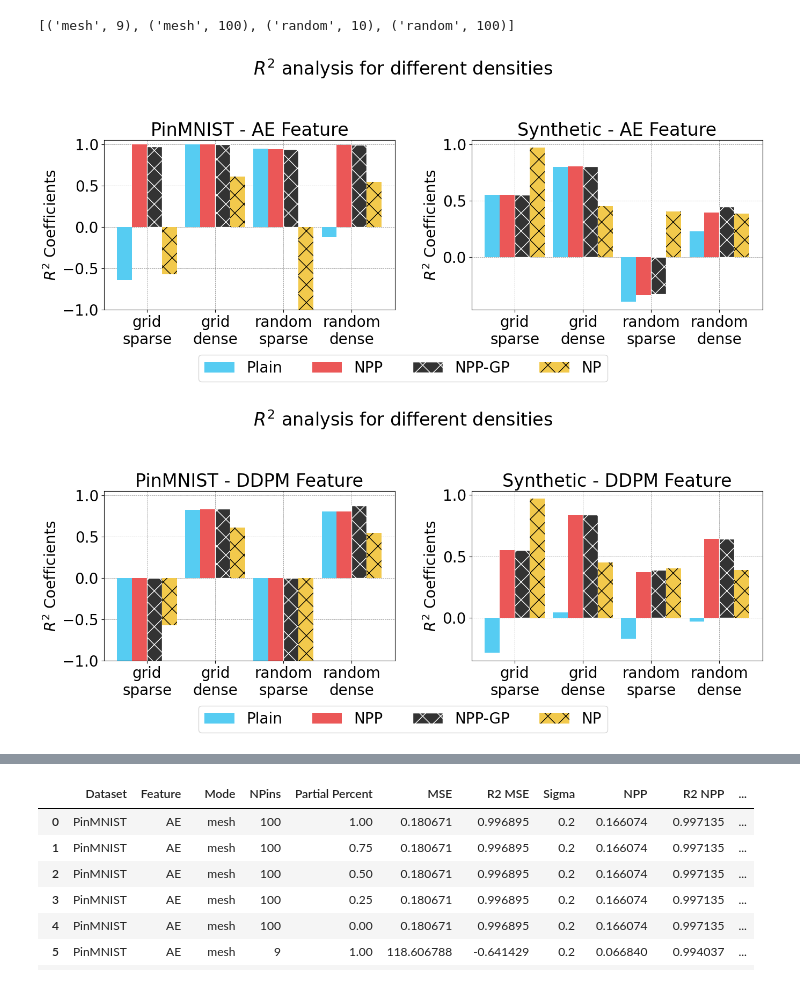
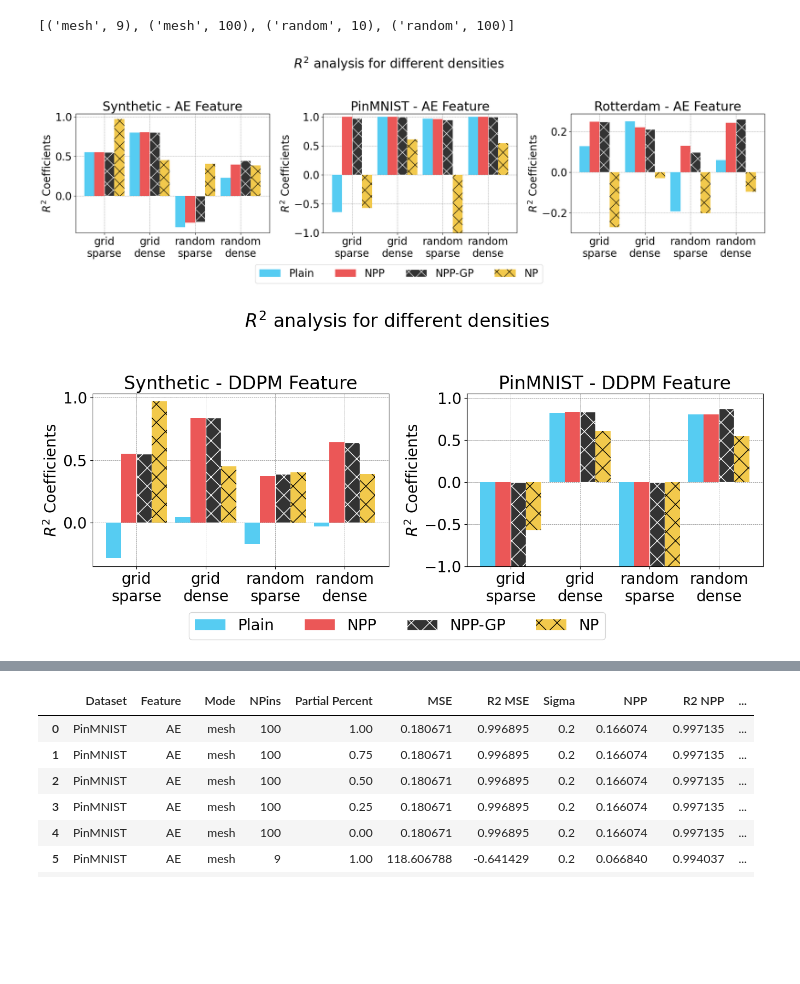
Before and after one commit to neu-spiral/Neural-Point-Processes, a Jupyter notebook: Results.ipynb, the cells around one changed output, grey strips where cells are left out. Cells and saved outputs as stored; diff of their text form; code cells hidden in the pictures; blank space fills up the shorter version.

```diff
--- a/Results.ipynb
+++ b/Results.ipynb
@@ -126,0 +104,17 @@ df[df['NPins'] != 225].reset_index(drop=True)
+# %%
+df = pd.concat([df, pd.DataFrame({
+        'Experiment ID': [None, None, None, None, None, None],
+        'Dataset': ['Building', 'Building', 'Building', 'Building', 'Building', 'Building'],
+        'Feature': ['AE', 'AE', 'AE', 'AE', 'AE', 'AE'],
+        'Extra layers': [True, True, True, True, True, True],
+        'Manual LR': ['No', 'No', 'No', 'No', 'No', 'No'],
+        'Mode': ['mesh', 'mesh', 'mesh', 'random', 'random', 'random'],
+        'NPins': [16, 121, 225, 10, 100, 200],
+        'Partial Percent': [1.0, 1.0, 1.0, 1.0, 1.0, 1.0],
+        'MSE': [0.461, 0.423, 1.302, 0.678, 0.548, 0.509],
+        'R2 MSE': [0.129, 0.251, -0.215, -0.192, 0.059, 0.063],
+        'Sigma': [0.1, 0.1, 2.0, 2.0, 0.2, 0.2],
+        'NPP': [0.463, 0.472, 0.355, 0.572, 0.442, 0.488],
+        'R2 NPP': [0.248, 0.220, 0.174, 0.131, 0.243, 0.117],
+        'GP': [0.463, 0.472, 0.355, 0.571, 0.416, 0.468],
+        'R2 GP': [0.248, 0.211, 0.174, 0.099, 0.261, 0.178]})], ignore_index=True)
@@ -184,57 +191,62 @@ matplotlib.rc('font', **font)
 feature_data = df[df['Feature'] == 'AE']
 
 # Separate data by dataset
-datasets = feature_data['Dataset'].unique()
+datasets = ['Synthetic', 'PinMNIST', 'Building']
 colors = ["#56CCF2", "#EB5757", "#333333", "#F2C94C"]
 patterns = [None, None, "x", "x"] #["/", "\\", "x", "."]
 labels = ["grid\nsparse", "grid\ndense", "random\nsparse", "random\ndense"]
 
 # Assuming 'r2_nps' is correctly defined as per your context
-r2_nps = [[-0.576, 0.607, -200.553, 0.546], [0.969, 0.452, 0.405, 0.388]]
+r2_nps = [[0.969, 0.452, 0.405, 0.388], [-0.576, 0.607, -200.553, 0.546], [-0.271, -0.029, -0.202, -0.0958]] #-0.113 -0.032
 
 # Create subplots
-fig, axes = plt.subplots(nrows=1, ncols=len(datasets), figsize=(14, 6))
+fig, axes = plt.subplots(nrows=1, ncols=len(datasets), figsize=(20, 6))
 
 for i, (ax, dataset) in enumerate(zip(axes, datasets)):
     dataset_data = feature_data[feature_data['Dataset'] == dataset]
 
-    mode_npins_combinations = dataset_data.groupby(['Mode', 'NPins']).size().index.tolist()
-    mode_npins_combinations = sorted(mode_npins_combinations, key=lambda x: (x[0], x[1]))
+    if dataset != 'Building':
+        mode_npins_combinations = dataset_data.groupby(['Mode', 'NPins']).size().index.tolist()
+        mode_npins_combinations = sorted(mode_npins_combinations, key=lambda x: (x[0], x[1]))
+    else:
+        mode_npins_combinations = [('mesh', 16), ('mesh', 121), ('random', 10), ('random', 100)]
 
     #labels = [f"random\n{npins}" if mode == 'random' else f"grid\n{npins}" for mode, npins in mode_npins_combinations]
     x = np.arange(len(labels))  # the label locations
 
     width = 0.22  # Decreased width for slight whitespace between bars
 
     # Assuming these lists are populated correctly from your dataset
-    r2_mse = [dataset_data[(dataset_data['Mode'] == mode) & (dataset_data['NPins'] == npins)]['R2 MSE'].values[0] for mode, npins in mode_npins_combinations]
-    r2_npp = [dataset_data[(dataset_data['Mode'] == mode) & (dataset_data['NPins'] == npins)]['R2 NPP'].values[0] for mode, npins in mode_npins_combinations]
-    r2_gp = [dataset_data[(dataset_data['Mode'] == mode) & (dataset_data['NPins'] == npins)]['R2 GP'].values[0] for mode, npins in mode_npins_combinations]
+    r2_mse = [dataset_data[(dataset_data['Mode'] == mode) & (dataset_data['NPins'] == npins) & (dataset_data['Partial Percent'] == 1.0)]['R2 MSE'].values[0] for mode, npins in mode_npins_combinations]
+    r2_npp = [dataset_data[(dataset_data['Mode'] == mode) & (dataset_data['NPins'] == npins) & (dataset_data['Partial Percent'] == 1.0)]['R2 NPP'].values[0] for mode, npins in mode_npins_combinations]
+    r2_gp = [dataset_data[(dataset_data['Mode'] == mode) & (dataset_data['NPins'] == npins) & (dataset_data['Partial Percent'] == 1.0)]['R2 GP'].values[0] for mode, npins in mode_npins_combinations]
     r2_np = r2_nps[i]
 
     # Adjusted positions for a small whitespace between bars
     rects1 = ax.bar(x - 1.5*width, r2_mse, width, label='Plain', color=colors[0], hatch=patterns[0], zorder=3)
     rects2 = ax.bar(x - 0.5*width, r2_npp, width, label='NPP', color=colors[1], hatch=patterns[1], zorder=3)
     rects3 = ax.bar(x + 0.5*width, r2_gp, width, label='NPP-GP', color=colors[2], hatch=patterns[2], edgecolor='#FFFFFF', zorder=3)
     rects4 = ax.bar(x + 1.5*width, r2_np, width, label='NP', color=colors[3], hatch=patterns[3], zorder=3)
 
     ax.set_ylabel('$R^2$ Coefficients')
+    if dataset == 'Building':
+        dataset = 'Rotterdam'
     ax.set_title(f'{dataset} - AE Feature')
     ax.set_xticks(x)
     ax.set_xticklabels(labels)
     ax.grid(True, which='major', linestyle='--', linewidth='0.5', color='grey')
-    if i == 0:
+    if i == 1:
         ax.set_ylim([-1, 1.05])
 
 handles, labels = axes[0].get_legend_handles_labels()
 fig.legend(handles, labels, loc='lower center', bbox_to_anchor=(0.5, -0.05), ncol=4)
 fig.suptitle('$R^2$ analysis for different densities')
 
 plt.tight_layout(rect=[0, 0.03, 1, 0.95])
 plt.savefig("AE_barplot_pp1.pdf", format="pdf", bbox_inches="tight", transparent=True)
 plt.show()
 # %% [output]
-[figure, old version]
+[figure, new version]
 # %%
 import matplotlib.pyplot as plt
 import numpy as np
@@ -247,12 +259,12 @@ matplotlib.rc('font', **font)
 feature_data = df[df['Feature'] == 'DDPM']
 
 # Separate data by dataset
-datasets = feature_data['Dataset'].unique()
+datasets = ['Synthetic', 'PinMNIST']
 colors = ["#56CCF2", "#EB5757", "#333333", "#F2C94C"]
 patterns = [None, None, "x", "x"] #["/", "\\", "x", "x"]
 
 # Assuming 'r2_nps' is correctly defined as per your context
-r2_nps = [[-0.576, 0.607, -200.553, 0.546], [0.969, 0.452, 0.405, 0.388]]
+r2_nps = [[0.969, 0.452, 0.405, 0.388], [-0.576, 0.607, -200.553, 0.546], [-0.271, -0.029, -0.202, -0.0958]] #-0.113 -0.032
 
 labels = ["grid\nsparse", "grid\ndense", "random\nsparse", "random\ndense"]
 # Create subplots
@@ -261,8 +273,11 @@ fig, axes = plt.subplots(nrows=1, ncols=len(datasets), figsize=(14, 6))
 for i, (ax, dataset) in enumerate(zip(axes, datasets)):
     dataset_data = feature_data[feature_data['Dataset'] == dataset]
 
-    mode_npins_combinations = dataset_data.groupby(['Mode', 'NPins']).size().index.tolist()
-    mode_npins_combinations = sorted(mode_npins_combinations, key=lambda x: (x[0], x[1]))
+    if dataset != 'Building':
+        mode_npins_combinations = dataset_data.groupby(['Mode', 'NPins']).size().index.tolist()
+        mode_npins_combinations = sorted(mode_npins_combinations, key=lambda x: (x[0], x[1]))
+    else:
+        mode_npins_combinations = [('mesh', 16), ('mesh', 121), ('random', 10), ('random', 100)]
 
     #labels = [f"random\n{npins}" if mode == 'random' else f"grid\n{npins}" for mode, npins in mode_npins_combinations]
     x = np.arange(len(labels))  # the label locations
@@ -270,9 +285,9 @@ for i, (ax, dataset) in enumerate(zip(axes, datasets)):
     width = 0.22  # Decreased width for slight whitespace between bars
 
     # Assuming these lists are populated correctly from your dataset
-    r2_mse = [dataset_data[(dataset_data['Mode'] == mode) & (dataset_data['NPins'] == npins)]['R2 MSE'].values[0] for mode, npins in mode_npins_combinations]
-    r2_npp = [dataset_data[(dataset_data['Mode'] == mode) & (dataset_data['NPins'] == npins)]['R2 NPP'].values[0] for mode, npins in mode_npins_combinations]
-    r2_gp = [dataset_data[(dataset_data['Mode'] == mode) & (dataset_data['NPins'] == npins)]['R2 GP'].values[0] for mode, npins in mode_npins_combinations]
+    r2_mse = [dataset_data[(dataset_data['Mode'] == mode) & (dataset_data['NPins'] == npins) & (dataset_data['Partial Percent'] == 1.0)]['R2 MSE'].values[0] for mode, npins in mode_npins_combinations]
+    r2_npp = [dataset_data[(dataset_data['Mode'] == mode) & (dataset_data['NPins'] == npins) & (dataset_data['Partial Percent'] == 1.0)]['R2 NPP'].values[0] for mode, npins in mode_npins_combinations]
+    r2_gp = [dataset_data[(dataset_data['Mode'] == mode) & (dataset_data['NPins'] == npins) & (dataset_data['Partial Percent'] == 1.0)]['R2 GP'].values[0] for mode, npins in mode_npins_combinations]
     r2_np = r2_nps[i]
 
     # Adjusted positions for a small whitespace between bars
@@ -286,7 +301,7 @@ for i, (ax, dataset) in enumerate(zip(axes, datasets)):
     ax.set_xticks(x)
     ax.set_xticklabels(labels)
     ax.grid(True, which='major', linestyle='--', linewidth='0.5', color='grey')
-    if i == 0:
+    if i == 1:
         ax.set_ylim([-1, 1.05])
 
 handles, labels = axes[0].get_legend_handles_labels()
@@ -297,6 +312,6 @@ plt.tight_layout(rect=[0, 0.03, 1, 0.95])
 plt.savefig("DDPM_barplot_pp1.pdf", format="pdf", bbox_inches="tight", transparent=True)
 plt.show()
 # %% [output]
-[figure, old version]
+[figure, new version]
 # %%
 # NP Results
```
Also changed, not shown: parts of 12 cells of this notebook.
